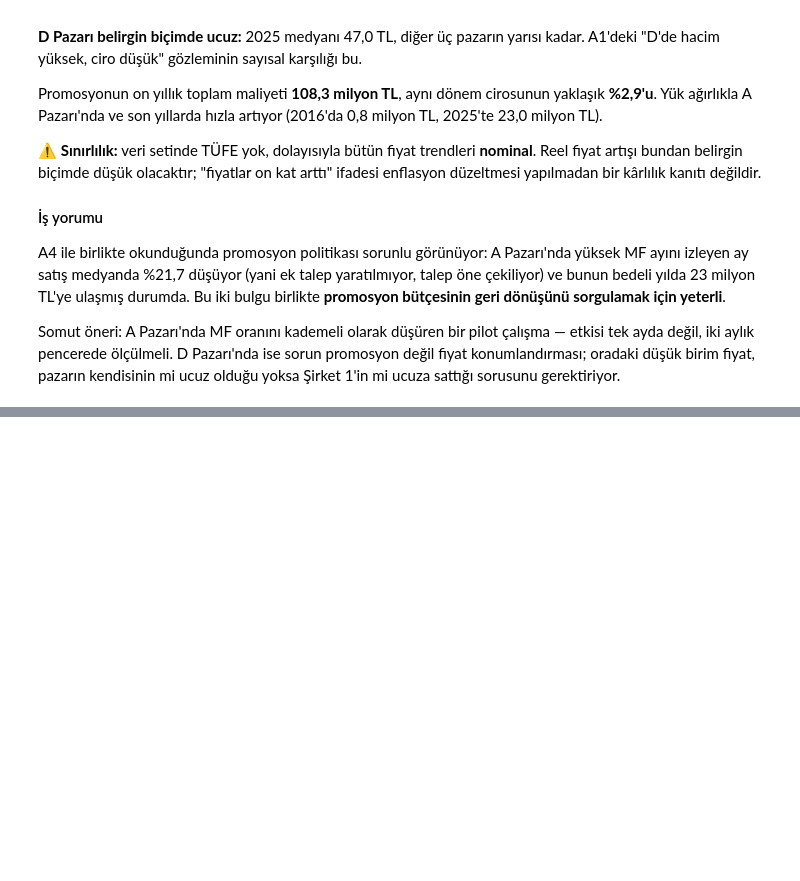
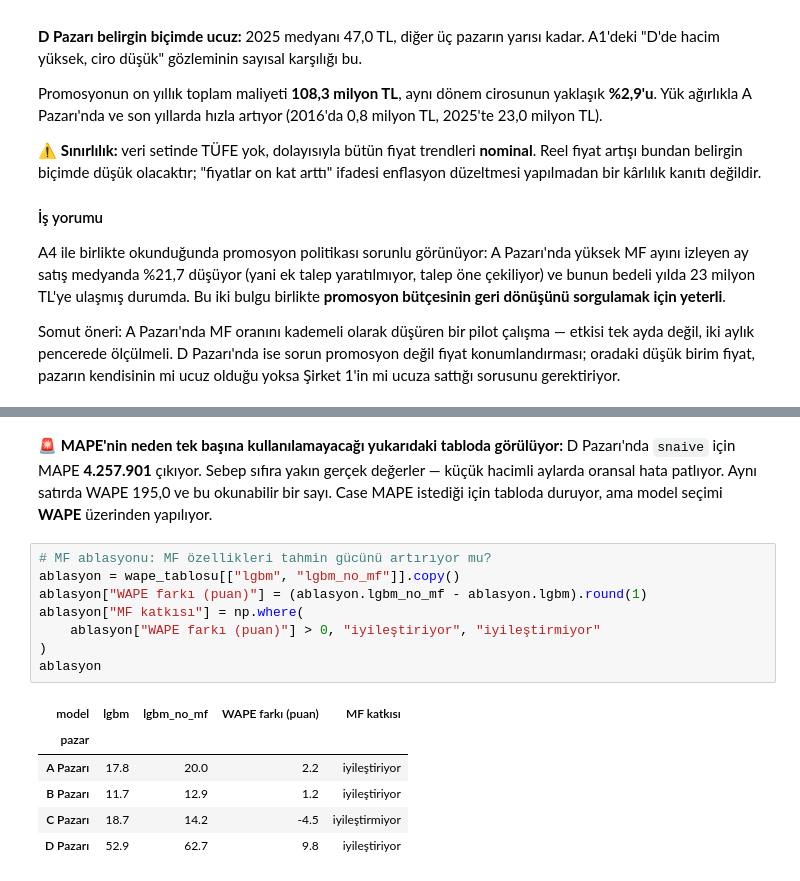
Before and after one commit to berkincetin/rag-demo, a Jupyter notebook: notebooks/analiz.ipynb, the cells around one changed output, grey strips where cells are left out. Drawn from its saved outputs; the diff is of its cells as text; blank space fills up the shorter version.

```diff
--- a/notebooks/analiz.ipynb
+++ b/notebooks/analiz.ipynb
@@ -918,0 +997,21 @@ mi ucuz olduğu yoksa Şirket 1'in mi ucuza sattığı sorusunu gerektiriyor.
+# %% [markdown]
+🚨 **MAPE'nin neden tek başına kullanılamayacağı yukarıdaki tabloda görülüyor:**
+D Pazarı'nda `snaive` için MAPE **4.257.901** çıkıyor. Sebep sıfıra yakın gerçek
+değerler — küçük hacimli aylarda oransal hata patlıyor. Aynı satırda WAPE 195,0 ve
+bu okunabilir bir sayı. Case MAPE istediği için tabloda duruyor, ama model seçimi
+**WAPE** üzerinden yapılıyor.
+# %%
+# MF ablasyonu: MF özellikleri tahmin gücünü artırıyor mu?
+ablasyon = wape_tablosu[["lgbm", "lgbm_no_mf"]].copy()
+ablasyon["WAPE farkı (puan)"] = (ablasyon.lgbm_no_mf - ablasyon.lgbm).round(1)
+ablasyon["MF katkısı"] = np.where(
+    ablasyon["WAPE farkı (puan)"] > 0, "iyileştiriyor", "iyileştirmiyor"
+)
+ablasyon
+# %% [output]
+| model | lgbm | lgbm_no_mf | WAPE farkı (puan) | MF katkısı |
+| pazar |  |  |  |  |
+| A Pazarı | 17.8 | 20.0 | 2.2 | iyileştiriyor |
+| B Pazarı | 11.7 | 12.9 | 1.2 | iyileştiriyor |
+| C Pazarı | 18.7 | 14.2 | -4.5 | iyileştirmiyor |
+| D Pazarı | 52.9 | 62.7 | 9.8 | iyileştiriyor |
```
Also changed, not shown: parts of 9 cells of this notebook.
